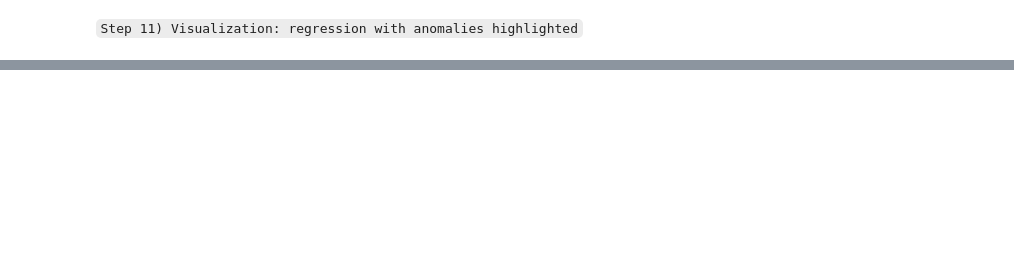
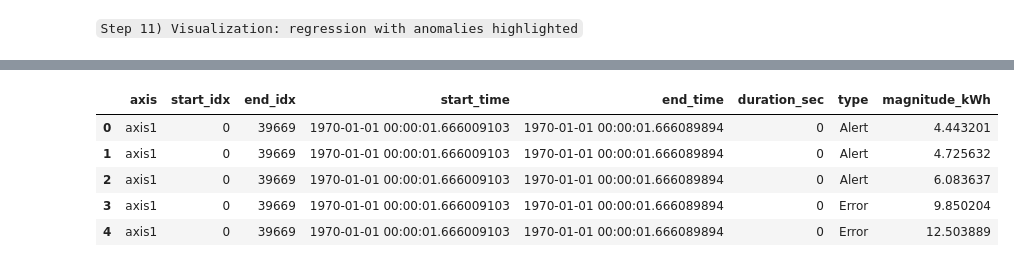
Before and after one commit to Lesley-w19/PracticalLab1, a Jupyter notebook: PracticalLab1.ipynb, the cells around one changed output, grey strips where cells are left out. Saved outputs shown, nothing was run; the diff lists cells and outputs as text; code cells hidden in the pictures; blank space fills up the shorter version.

```diff
--- a/PracticalLab1.ipynb
+++ b/PracticalLab1.ipynb
@@ -1022,3 +968,12 @@ alerts_df.head()
+# %%
+alerts.head()
+# %% [output]
+|  | axis | start_idx | end_idx | start_time | end_time | duration_sec | type | magnitude_kWh |
+| 0 | axis1 | 0 | 39669 | 1970-01-01 00:00:01.666009103 | 1970-01-01 00:00:01.666089894 | 0 | Alert | 4.443201 |
+| 1 | axis1 | 0 | 39669 | 1970-01-01 00:00:01.666009103 | 1970-01-01 00:00:01.666089894 | 0 | Alert | 4.725632 |
+| 2 | axis1 | 0 | 39669 | 1970-01-01 00:00:01.666009103 | 1970-01-01 00:00:01.666089894 | 0 | Alert | 6.083637 |
+| 3 | axis1 | 0 | 39669 | 1970-01-01 00:00:01.666009103 | 1970-01-01 00:00:01.666089894 | 0 | Error | 9.850204 |
+| 4 | axis1 | 0 | 39669 | 1970-01-01 00:00:01.666009103 | 1970-01-01 00:00:01.666089894 | 0 | Error | 12.503889 |
 # %%
 import pandas as pd
 import matplotlib.pyplot as plt
```
Also changed, not shown: parts of 45 cells of this notebook, 11 other files.
